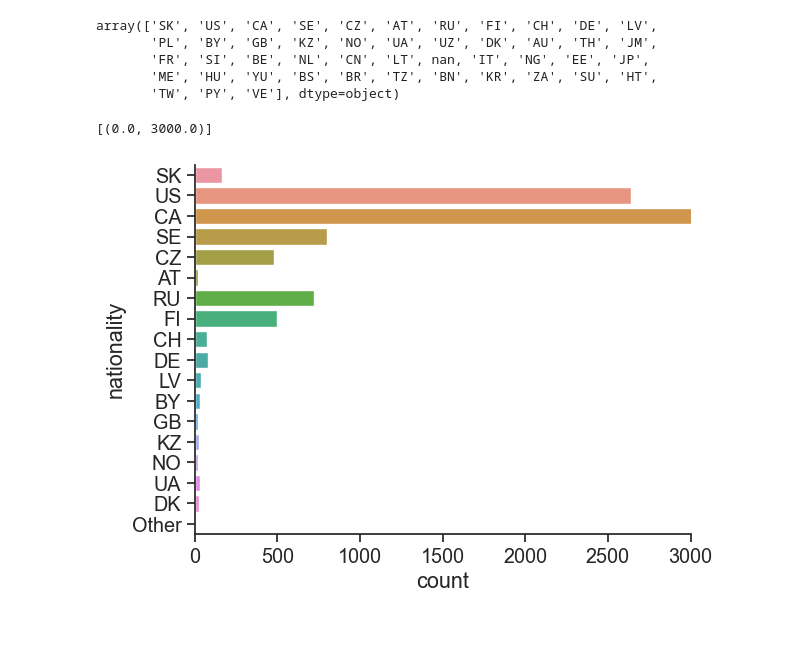
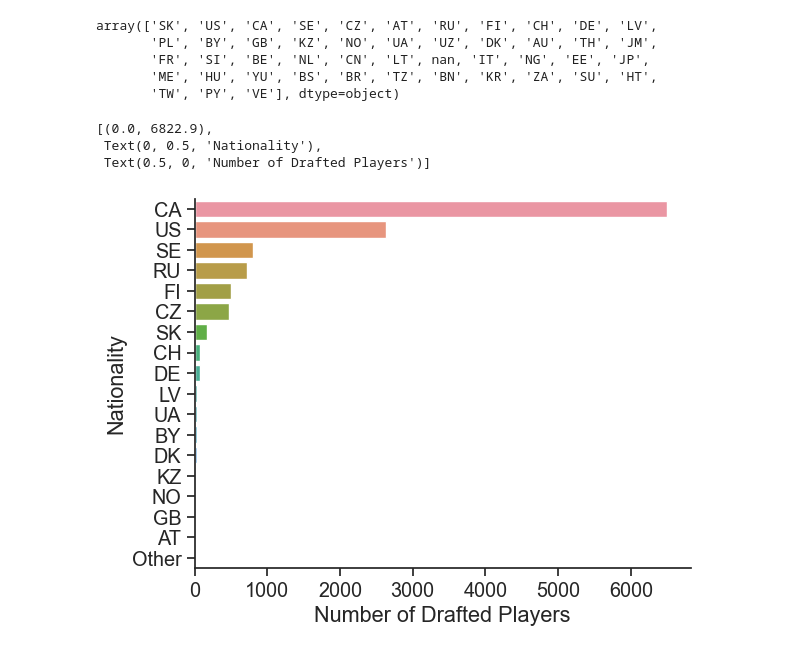
Before and after one commit to ubco-W2022T2-data301/project-group-group31, a Jupyter notebook: analysis/analysis2.ipynb, the cells around one changed output. Drawn from its saved outputs; the diff is of its cells as text; code cells hidden in the pictures.

```diff
--- a/analysis/analysis2.ipynb
+++ b/analysis/analysis2.ipynb
@@ -54,9 +54,12 @@ sns.set_theme(style="ticks",
 import matplotlib.pyplot as plt
 plt.rc("axes.spines", top=False, right=False)
 # %%
-sns.countplot(y='nationality', data = df, order=['SK', 'US', 'CA', 'SE', 'CZ', 'AT', 'RU', 'FI', 'CH', 'DE', 'LV',
-'BY', 'GB', 'KZ', 'NO', 'UA','DK', 'Other']).set(xlim=(0,3000))
+sns.countplot(y='nationality', data = df, order=['CA', 'US', 'SE', 'RU', 'FI', 'CZ', 'SK', 'CH', 'DE', 'LV',
+'UA','BY','DK', 'KZ', 'NO', 'GB','AT','Other']).set(xlim=(0,None), ylabel="Nationality",xlabel="Number of Drafted Players")
+#Other = pd.DataFrame()
 #Other = df[df['nationality'] == ['PL', 'UZ', 'AU', 'TH', 'JM','FR', 'SI', 'BE', 'NL', 'CN', 'LT', 'IT', 'NG', 'EE', 'JP', 'ME', 'HU', 'YU', 'BS', 'BR', 'TZ', 'BN', 'KR', 'ZA', 'SU', 'HT', 'TW', 'PY', 'VE']]
 # %% [output]
-[(0.0, 3000.0)]
+[(0.0, 6822.9),
+ Text(0, 0.5, 'Nationality'),
+ Text(0.5, 0, 'Number of Drafted Players')]
-[figure, old version]
+[figure, new version]
```
Also changed, not shown: parts of 5 cells of this notebook.
